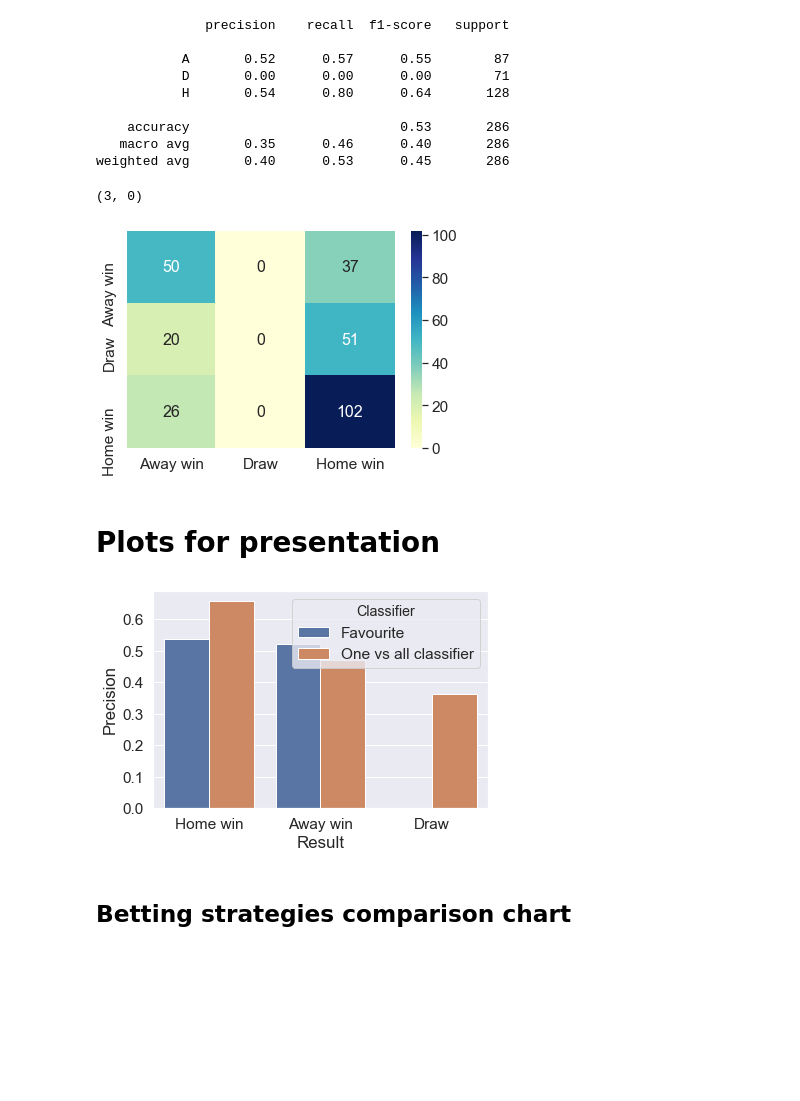
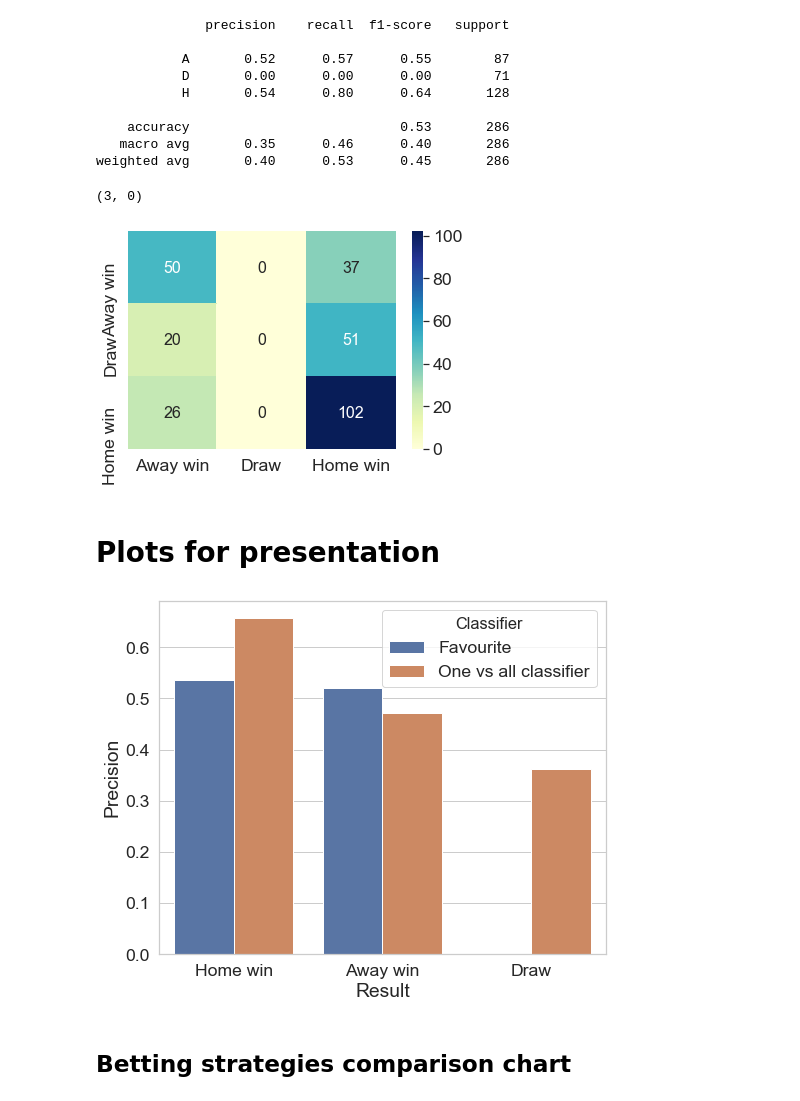
Before and after one commit to sureshr14/Inisght-App, a Jupyter notebook: Multiple All vs One Classification.ipynb, the cells around one changed output. Drawn from its saved outputs; the diff is of its cells as text; code cells hidden in the pictures; blank space fills up the shorter version.

```diff
--- a/Multiple All vs One Classification.ipynb
+++ b/Multiple All vs One Classification.ipynb
@@ -15,11 +15,11 @@ set_matplotlib_formats('png', 'pdf')
 # %%
 # Loading the data set of all fixtures over the past 5 years
 
-Finalfixlist2020=pd.read_csv('Finalfixlist2020.csv')
-Finalfixlist2019=pd.read_csv('Finalfixlist2019.csv')
-Finalfixlist2018=pd.read_csv('Finalfixlist2018.csv')
-Finalfixlist2017=pd.read_csv('Finalfixlist2017.csv')
-Finalfixlist2016=pd.read_csv('Finalfixlist2016.csv')
+Finalfixlist2020=pd.read_csv('Data/Finalfixlist2020.csv')
+Finalfixlist2019=pd.read_csv('Data/Finalfixlist2019.csv')
+Finalfixlist2018=pd.read_csv('Data/Finalfixlist2018.csv')
+Finalfixlist2017=pd.read_csv('Data/Finalfixlist2017.csv')
+Finalfixlist2016=pd.read_csv('Data/Finalfixlist2016.csv')
 
 # Calculating implied probabilites from the bookmaker odds
 Finalfixlist2020['ImpliedH']=1/Finalfixlist2020['AvgH']
@@ -282,27 +282,29 @@ df_cm = pd.DataFrame(cm, index = [i for i in ['Away win','Draw','Home win']],
                   columns = [i for i in ['Away win','Draw', 'Home win']])
 
 #plt.figure(figsize = (10,7))
-sns.set(font_scale=1.4)
+sns.set(font_scale=1.6)
 ax=sns.heatmap(df_cm, annot=True,annot_kws={"size": 16},cmap="YlGnBu",fmt='g')
 ax.set_ylim(len(df_cm), 0)
 # %% [output]
 (3, 0)
-[figure, old version]
+[figure, new version]
 # %% [markdown]
 # Plots for presentation
 # %%
 precisiondf1=pd.DataFrame(data=report_fav).T
 precisiondf2=pd.DataFrame(data=report_combo).T
 precisiondf1=precisiondf1[['precision']].iloc[0:3]
 precisiondf2=precisiondf2[['precision']].iloc[0:3]
 precisiondf1['Class']='Bet on favourite'
 precisiondf2['Class']='One vs all classifier'
 data={'Result':['Home win','Away win','Draw','Home win','Away win','Draw'],'Classifier':['Favourite','Favourite','Favourite','One vs all classifier','One vs all classifier','One vs all classifier'],'Precision':[report_fav['H']['precision'],report_fav['A']['precision'],report_fav['D']['precision'],report_combo['H']['precision'],report_combo['A']['precision'],report_combo['D']['precision']]}
 dfprecision=pd.DataFrame(data=data)
+plt.figure(figsize = (8,6.5))
+sns.set_style("whitegrid")
 ax = sns.barplot(x="Result", y="Precision", hue="Classifier", data=dfprecision)
 plt.savefig('model_performance.png', dpi=600)
 # %% [output]
-[figure, old version]
+[figure, new version]
 # %% [markdown]
 ## Betting strategies comparison chart
 # %%
```
Also changed, not shown: parts of 2 cells of this notebook, 3 other files.
